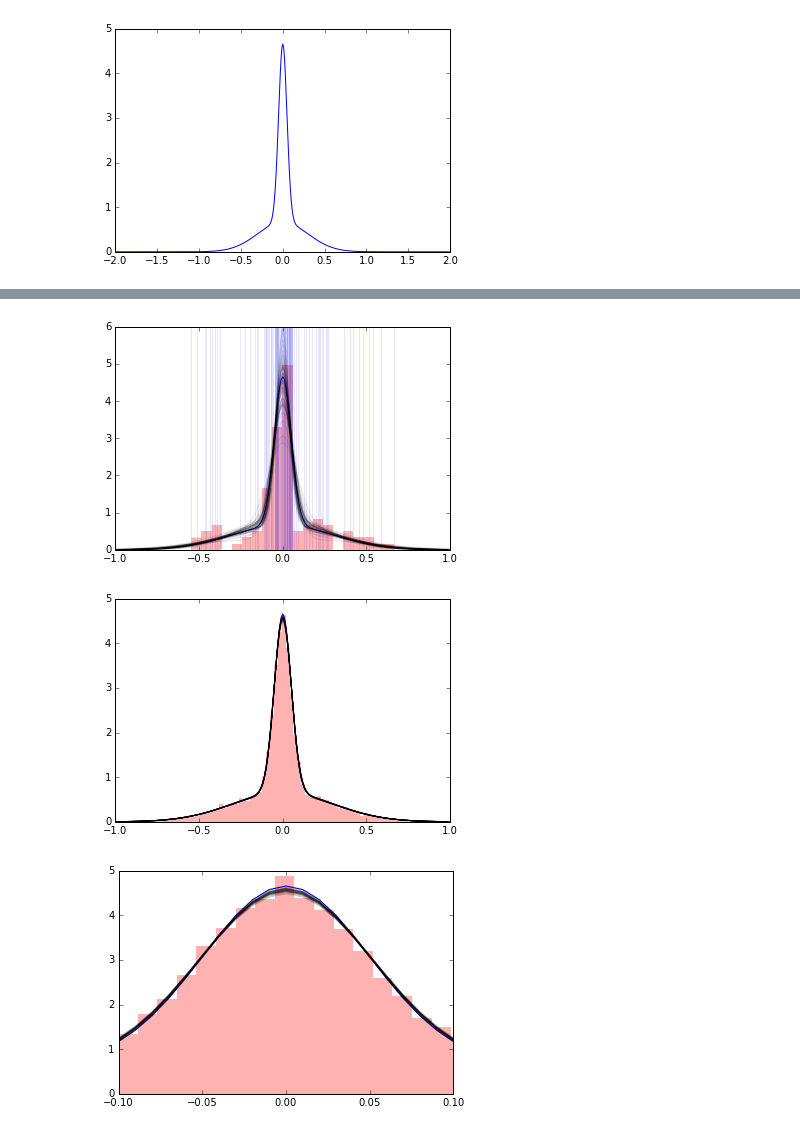
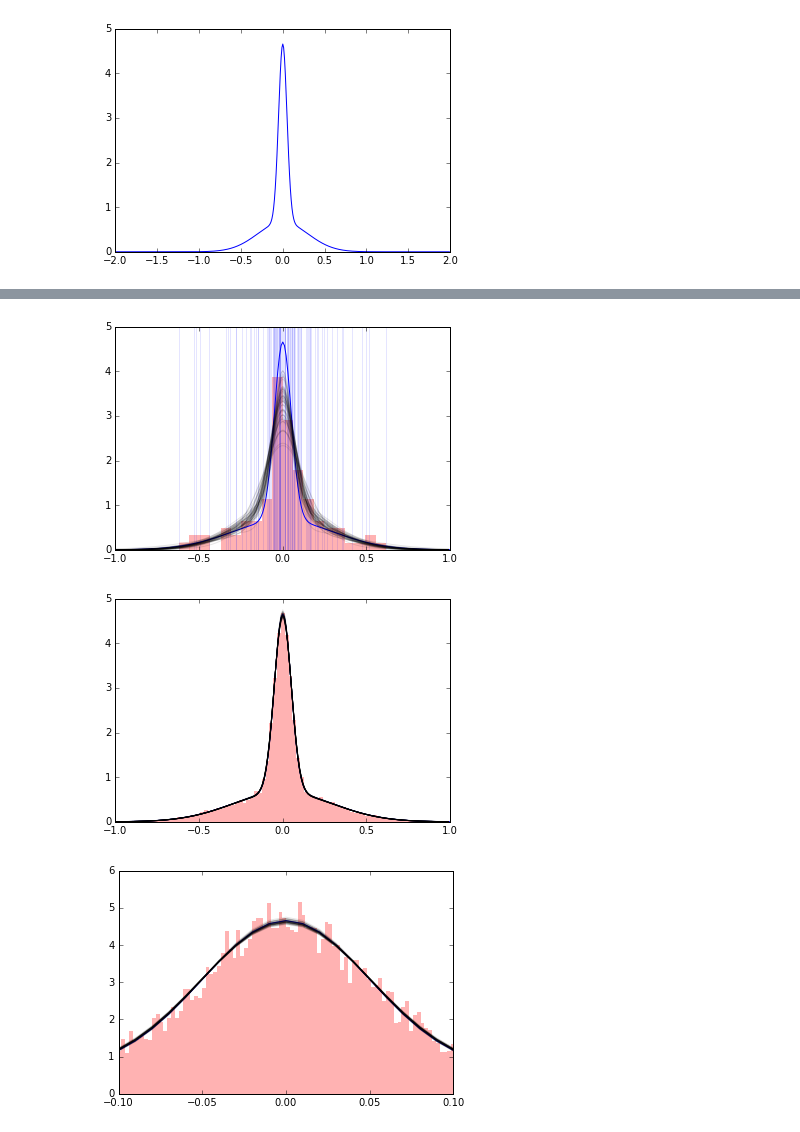
Before and after one commit to jmeyers314/DPMM, a Jupyter notebook: notebooks/Variance Inference with InvGamma prior.ipynb, the cells around one changed output, grey strips where cells are left out. Saved outputs shown, nothing was run; the diff lists cells and outputs as text; code cells hidden in the pictures.

```diff
--- a/notebooks/Variance Inference with InvGamma prior.ipynb
+++ b/notebooks/Variance Inference with InvGamma prior.ipynb
@@ -76,7 +76,7 @@ f.show()
 mu = 0.0  # Known mean
 alpha = 1.0   # How well we know beta
 beta = 100.0  # 1/typical-variance
-dp_alpha = 1.0 # Dirichlet Process clustering parameter.  Set lower to infer fewer components.
+dp_alpha = 0.1 # Dirichlet Process clustering parameter.  Set lower to infer fewer components.
 cp = dpmm.InvGamma(alpha, beta, mu)
 dp = dpmm.DPMM(cp, dp_alpha, data)
 # %%
@@ -112,7 +112,7 @@ ax.set_xlim(-1,1)
 ax.hist(data, 20, alpha=0.3, color='r', normed=True)
 f.show()
 # %% [output]
-[figure, old version]
+[figure, new version]
 # %%
 # Try a large-ish data set.
 # For WL, we can concatenate the e1 and e2 samples together after deshearing.  Then we have 20000 e samples per
@@ -121,6 +121,7 @@ data = model.sample(size=20000)
 mu = 0.0
 alpha = 1.0
 beta = 100.0
+dp_alpha = 0.1
 cp = dpmm.InvGamma(alpha, beta, mu)
-dp = dpmm.DPMM(cp, 1.0, data)
+dp = dpmm.DPMM(cp, dp_alpha, data)
 # %%
@@ -147,18 +148,18 @@ ax.set_xlim(-1, 1)
 ax.hist(data, 100, alpha=0.3, color='r', normed=True)
 f.show()
 # %% [output]
-[figure, old version]
+[figure, new version]
 # %%
 # Zoom in
 f = plt.figure(figsize=(6, 4))
 ax = f.add_subplot(111)
 model.plot(axis=ax)
 # for x in data:
 #     ax.axvline(x, alpha=0.002)
 for phi, nphi in zip(phis, nphis):
     plot_sample(phi, nphi, axis=ax, alpha=0.1, c='k')
 ax.set_xlim(-0.1, 0.1)
-ax.hist(data, 200, alpha=0.3, color='r', normed=True)
+ax.hist(data, 1000, alpha=0.3, color='r', normed=True)
 f.show()
 # %% [output]
-[figure, old version]
+[figure, new version]
```
Also changed, not shown: parts of 3 cells of this notebook, 2 other files.
